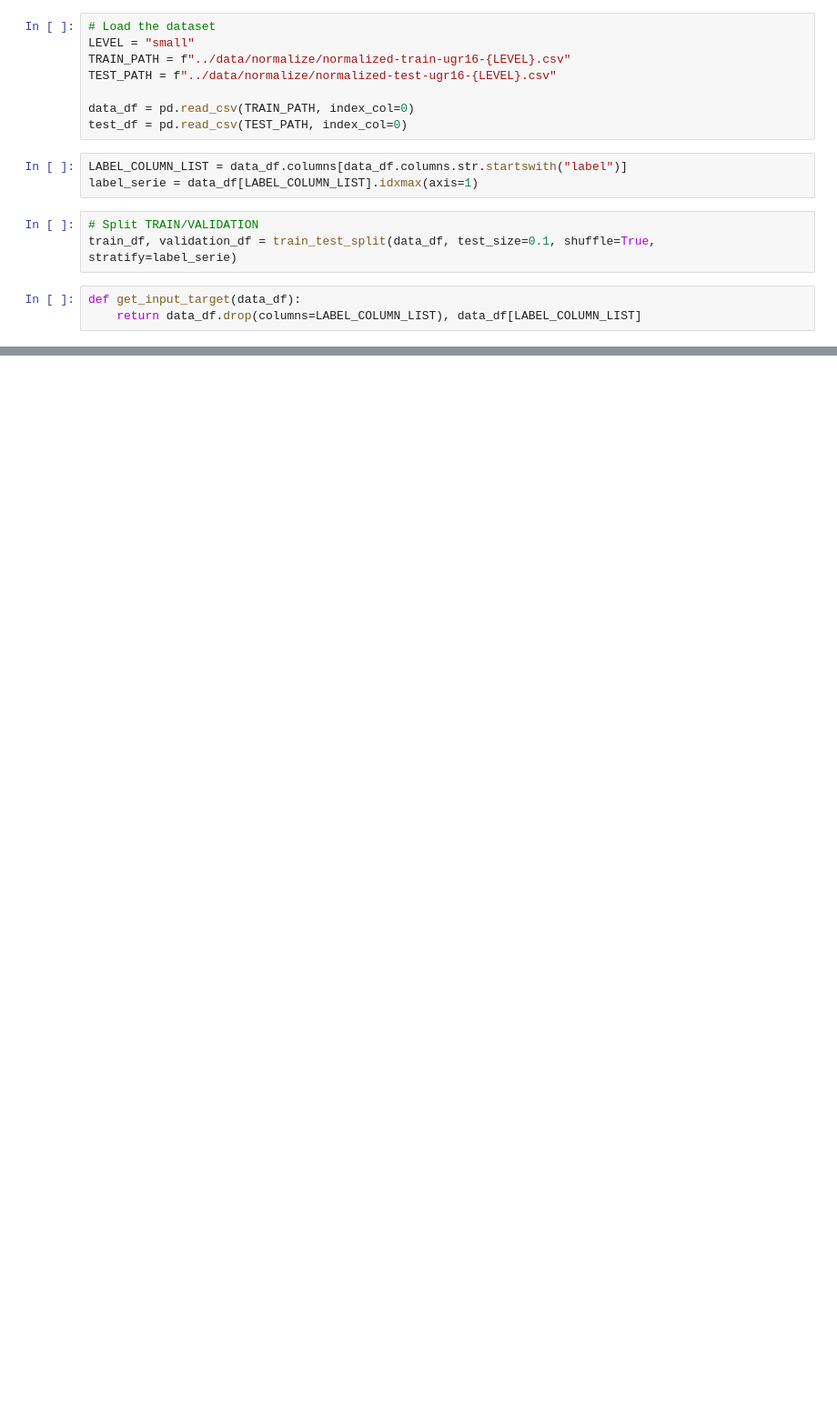
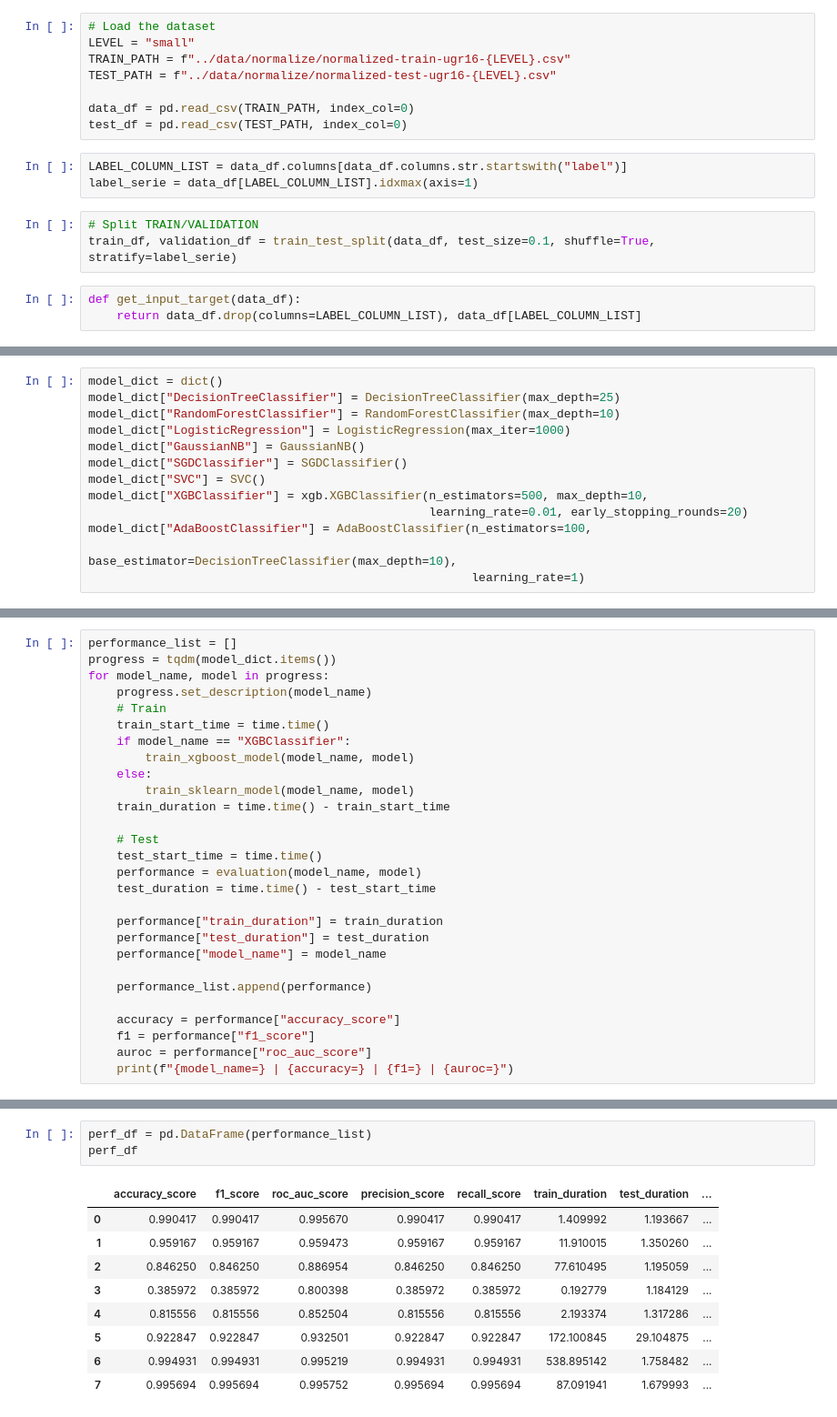
Before and after one commit to nigiva/lre-adversarial-ml-ugr16, a Jupyter notebook: model/model.ipynb, the cells around one changed output, grey strips where cells are left out. Shown at 91% size. Cells and saved outputs as stored; diff of their text form; blank space fills up the shorter version.

Commit message:
[ADD] model train notebook

```diff
--- a/model/model.ipynb
+++ b/model/model.ipynb
@@ -91,0 +50,13 @@ Text(0.5, 1.0, "Matrice de confusion (en proportion d'exemples)")
+# %%
+model_dict = dict()
+model_dict["DecisionTreeClassifier"] = DecisionTreeClassifier(max_depth=25)
+model_dict["RandomForestClassifier"] = RandomForestClassifier(max_depth=10)
+model_dict["LogisticRegression"] = LogisticRegression(max_iter=1000)
+model_dict["GaussianNB"] = GaussianNB()
+model_dict["SGDClassifier"] = SGDClassifier()
+model_dict["SVC"] = SVC()
+model_dict["XGBClassifier"] = xgb.XGBClassifier(n_estimators=500, max_depth=10,
+                                                learning_rate=0.01, early_stopping_rounds=20)
+model_dict["AdaBoostClassifier"] = AdaBoostClassifier(n_estimators=100,
+                                                      base_estimator=DecisionTreeClassifier(max_depth=10),
+                                                      learning_rate=1)
@@ -91,0 +131,28 @@ Text(0.5, 1.0, "Matrice de confusion (en proportion d'exemples)")
+# %%
+performance_list = []
+progress = tqdm(model_dict.items())
+for model_name, model in progress:
+    progress.set_description(model_name)
+    # Train
+    train_start_time = time.time()
+    if model_name == "XGBClassifier":
+        train_xgboost_model(model_name, model)
+    else:
+        train_sklearn_model(model_name, model)
+    train_duration = time.time() - train_start_time
+
+    # Test
+    test_start_time = time.time()
+    performance = evaluation(model_name, model)
+    test_duration = time.time() - test_start_time
+
+    performance["train_duration"] = train_duration
+    performance["test_duration"] = test_duration
+    performance["model_name"] = model_name
+
+    performance_list.append(performance)
+
+    accuracy = performance["accuracy_score"]
+    f1 = performance["f1_score"]
+    auroc = performance["roc_auc_score"]
+    print(f"{model_name=} | {accuracy=} | {f1=} | {auroc=}")
@@ -91,0 +179,13 @@ Text(0.5, 1.0, "Matrice de confusion (en proportion d'exemples)")
+# %%
+perf_df = pd.DataFrame(performance_list)
+perf_df
+# %% [output]
+|  | accuracy_score | f1_score | roc_auc_score | precision_score | recall_score | train_duration | test_duration | ... |
+| 0 | 0.990417 | 0.990417 | 0.995670 | 0.990417 | 0.990417 | 1.409992 | 1.193667 | ... |
+| 1 | 0.959167 | 0.959167 | 0.959473 | 0.959167 | 0.959167 | 11.910015 | 1.350260 | ... |
+| 2 | 0.846250 | 0.846250 | 0.886954 | 0.846250 | 0.846250 | 77.610495 | 1.195059 | ... |
+| 3 | 0.385972 | 0.385972 | 0.800398 | 0.385972 | 0.385972 | 0.192779 | 1.184129 | ... |
+| 4 | 0.815556 | 0.815556 | 0.852504 | 0.815556 | 0.815556 | 2.193374 | 1.317286 | ... |
+| 5 | 0.922847 | 0.922847 | 0.932501 | 0.922847 | 0.922847 | 172.100845 | 29.104875 | ... |
+| 6 | 0.994931 | 0.994931 | 0.995219 | 0.994931 | 0.994931 | 538.895142 | 1.758482 | ... |
+| 7 | 0.995694 | 0.995694 | 0.995752 | 0.995694 | 0.995694 | 87.091941 | 1.679993 | ... |
```
Also changed, not shown: parts of 24 cells of this notebook.
